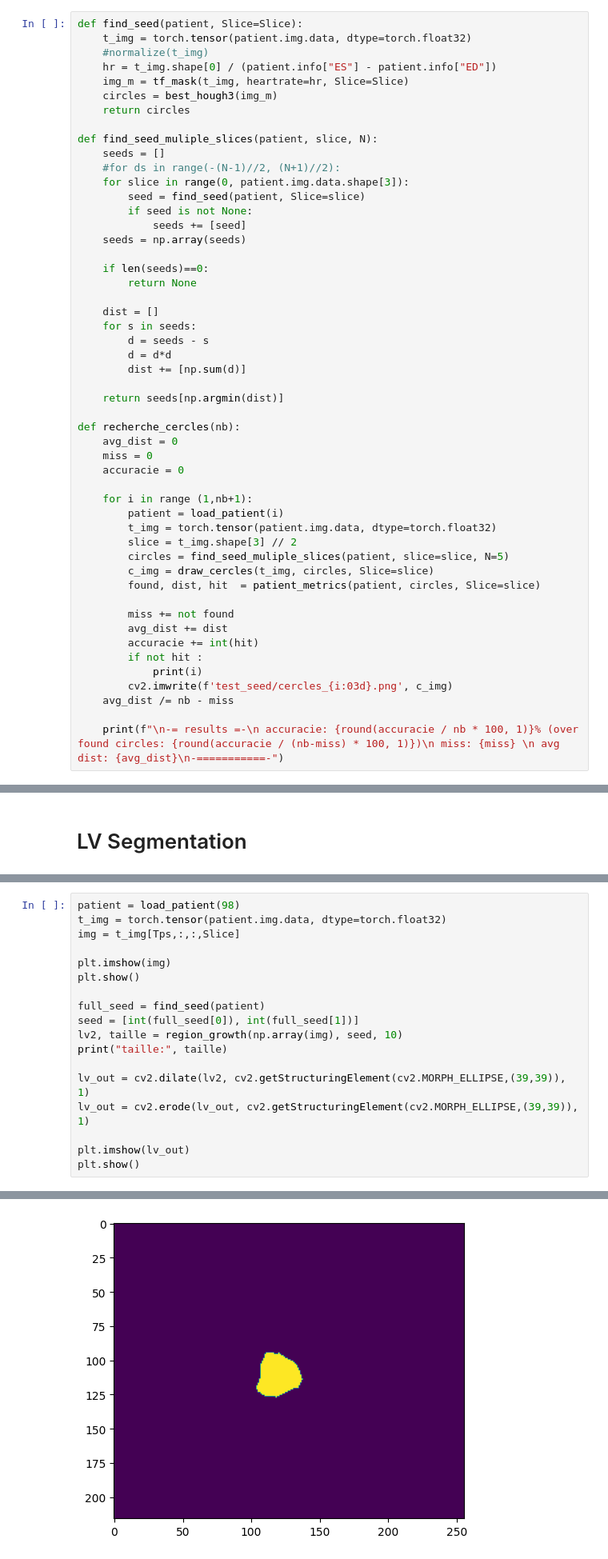
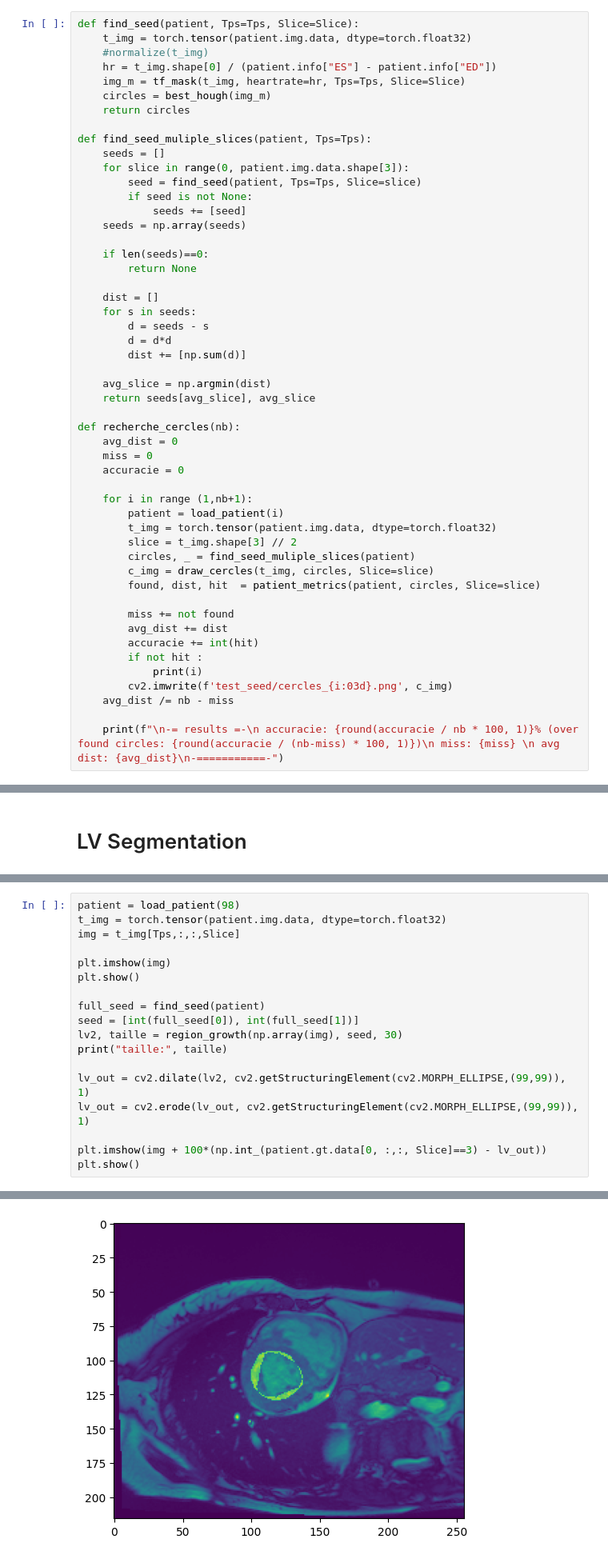
Before and after one commit to Bastaxeloux/proj3dt, a Jupyter notebook: metrics.ipynb, the cells around one changed output, grey strips where cells are left out. Shown at 80% size. Cells and saved outputs as stored; diff of their text form.

```diff
--- a/metrics.ipynb
+++ b/metrics.ipynb
@@ -228,19 +228,18 @@ def best_hough3(image): # iterate + max dicothomie
             #return best_hough_max(image, param_max=param1+step, param_min=param1, max_iter=10)
     return None
 # %%
-def find_seed(patient, Slice=Slice):
+def find_seed(patient, Tps=Tps, Slice=Slice):
     t_img = torch.tensor(patient.img.data, dtype=torch.float32)
     #normalize(t_img)
     hr = t_img.shape[0] / (patient.info["ES"] - patient.info["ED"])
-    img_m = tf_mask(t_img, heartrate=hr, Slice=Slice)
-    circles = best_hough3(img_m)
+    img_m = tf_mask(t_img, heartrate=hr, Tps=Tps, Slice=Slice)
+    circles = best_hough(img_m)
     return circles
 
-def find_seed_muliple_slices(patient, slice, N):
+def find_seed_muliple_slices(patient, Tps=Tps):
     seeds = []
-    #for ds in range(-(N-1)//2, (N+1)//2):
     for slice in range(0, patient.img.data.shape[3]):
-        seed = find_seed(patient, Slice=slice)
+        seed = find_seed(patient, Tps=Tps, Slice=slice)
         if seed is not None:
             seeds += [seed]
     seeds = np.array(seeds)
@@ -254,7 +253,8 @@ def find_seed_muliple_slices(patient, slice, N):
         d = d*d
         dist += [np.sum(d)]
 
-    return seeds[np.argmin(dist)]
+    avg_slice = np.argmin(dist)
+    return seeds[avg_slice], avg_slice
 
 def recherche_cercles(nb):
     avg_dist = 0
@@ -265,7 +265,7 @@ def recherche_cercles(nb):
         patient = load_patient(i)
         t_img = torch.tensor(patient.img.data, dtype=torch.float32)
         slice = t_img.shape[3] // 2
-        circles = find_seed_muliple_slices(patient, slice=slice, N=5)
+        circles, _ = find_seed_muliple_slices(patient)
         c_img = draw_cercles(t_img, circles, Slice=slice)
         found, dist, hit  = patient_metrics(patient, circles, Slice=slice)
 
@@ -380,13 +380,13 @@ plt.show()
 
 full_seed = find_seed(patient)
 seed = [int(full_seed[0]), int(full_seed[1])]
-lv2, taille = region_growth(np.array(img), seed, 10)
+lv2, taille = region_growth(np.array(img), seed, 30)
 print("taille:", taille)
 
-lv_out = cv2.dilate(lv2, cv2.getStructuringElement(cv2.MORPH_ELLIPSE,(39,39)), 1)
-lv_out = cv2.erode(lv_out, cv2.getStructuringElement(cv2.MORPH_ELLIPSE,(39,39)), 1)
+lv_out = cv2.dilate(lv2, cv2.getStructuringElement(cv2.MORPH_ELLIPSE,(99,99)), 1)
+lv_out = cv2.erode(lv_out, cv2.getStructuringElement(cv2.MORPH_ELLIPSE,(99,99)), 1)
 
-plt.imshow(lv_out)
+plt.imshow(img + 100*(np.int_(patient.gt.data[0, :,:, Slice]==3) - lv_out))
 plt.show()
 # %% [output]
 [figure]
@@ -394,4 +394,4 @@ taille: 670.0
-[figure, old version]
+[figure, new version]
 # %%
 def region_growth_planarfit(image, seed, error, a, b, c):
     H,L=image.shape
```
Also changed, not shown: parts of 10 cells of this notebook, 1 other file.
